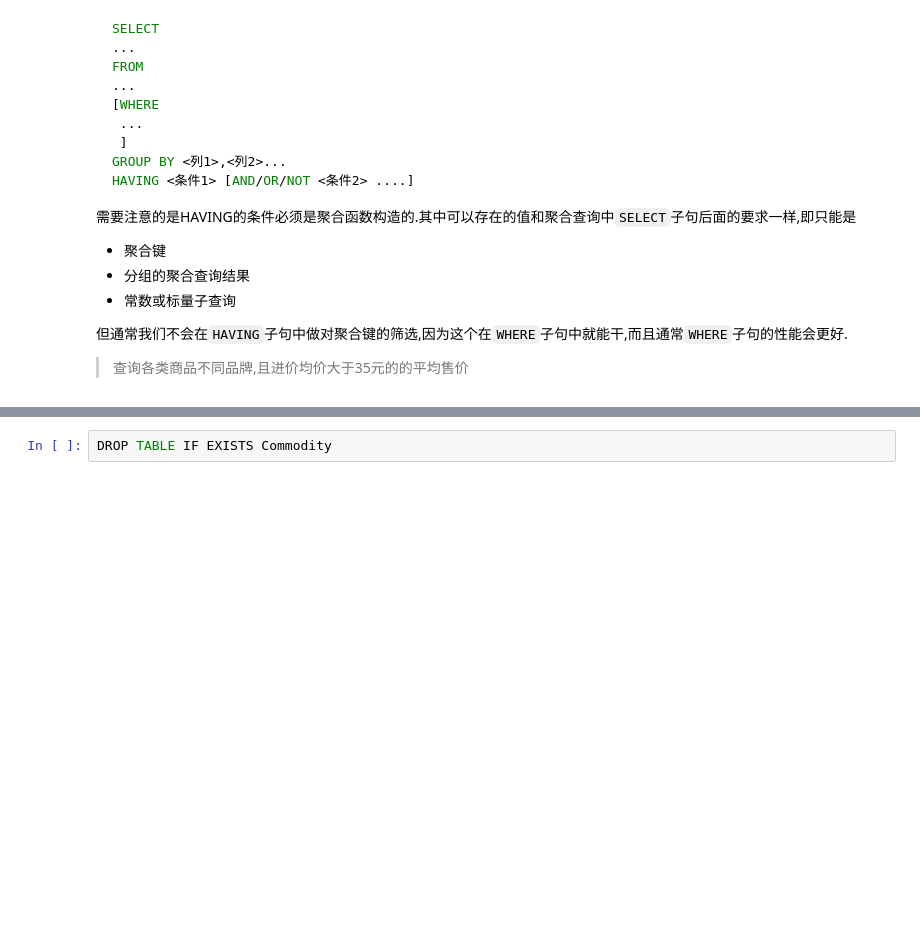
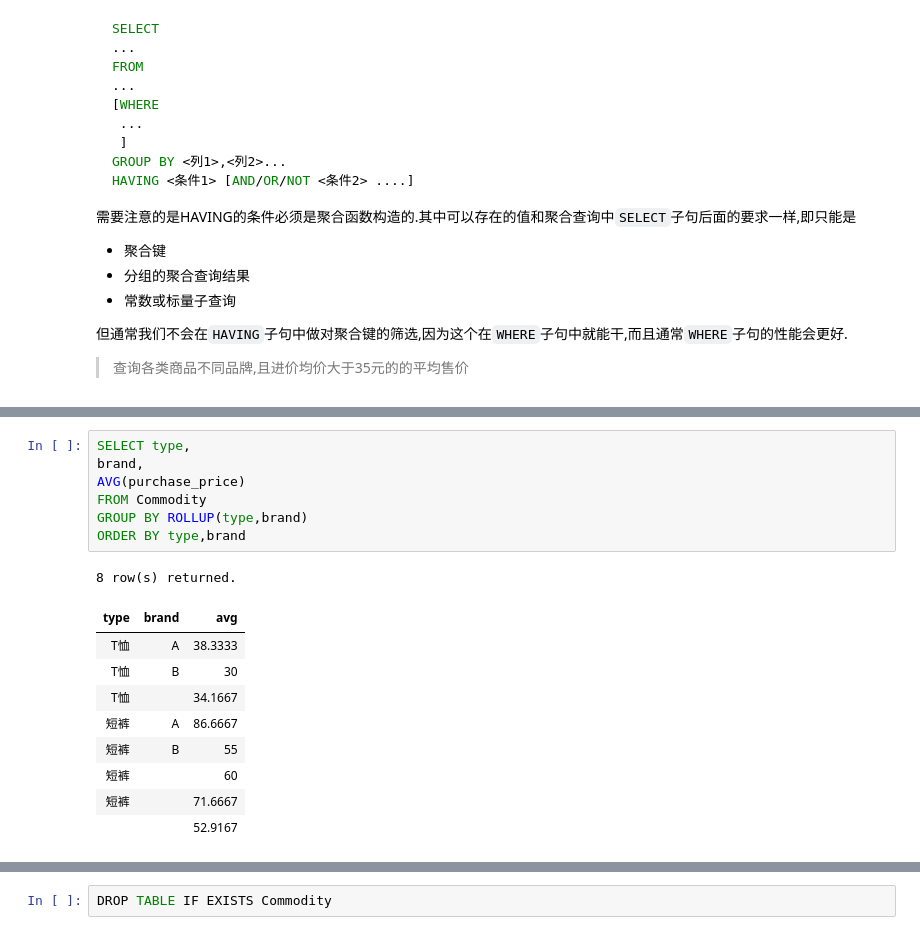
Before and after one commit to hsz1273327/TutorialForDataScience, a Jupyter notebook: src/数据存储篇/工具介绍/SQL/DCL语句/聚合查询.ipynb, the cells around one changed output, grey strips where cells are left out. Saved outputs shown, nothing was run; the diff lists cells and outputs as text; blank space fills up the shorter version.

```diff
--- a/src/数据存储篇/工具介绍/SQL/DCL语句/聚合查询.ipynb
+++ b/src/数据存储篇/工具介绍/SQL/DCL语句/聚合查询.ipynb
@@ -330,0 +381,18 @@ HAVING AVG(purchase_price) >35
+# %%
+SELECT type,
+brand,
+AVG(purchase_price)
+FROM Commodity
+GROUP BY ROLLUP(type,brand)
+ORDER BY type,brand
+# %% [output]
+8 row(s) returned.
+| type | brand | avg |
+| T恤 | A | 38.3333 |
+| T恤 | B | 30 |
+| T恤 |  | 34.1667 |
+| 短裤 | A | 86.6667 |
+| 短裤 | B | 55 |
+| 短裤 |  | 60 |
+| 短裤 |  | 71.6667 |
+|  |  | 52.9167 |
```
Also changed, not shown: parts of 17 cells of this notebook, 1 other file.
